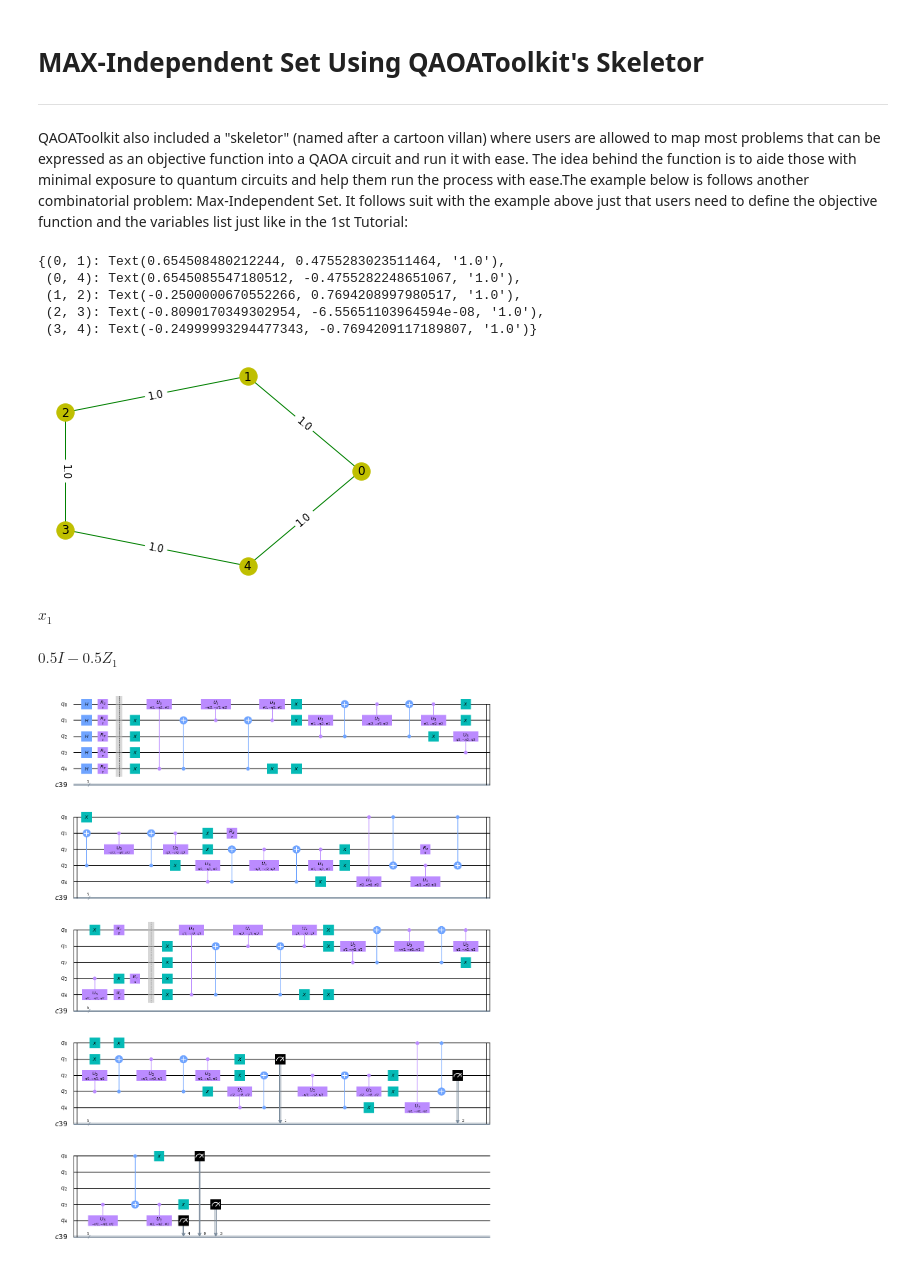
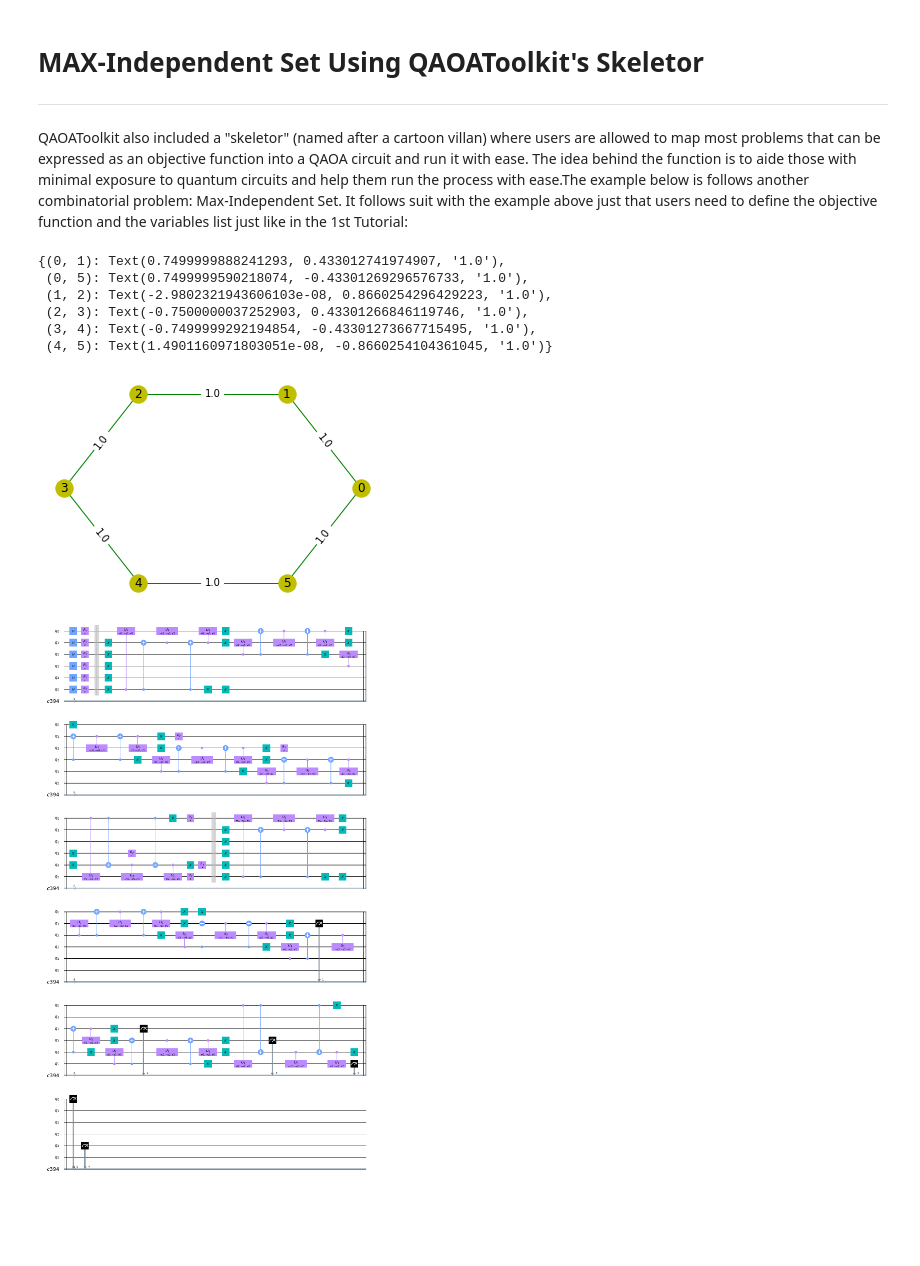
Before and after one commit to nus-comparch/hamiltonian_engine, a Jupyter notebook: Examples/4_PredefinedExamples_MAXCUT.ipynb, the cells around one changed output. Drawn from its saved outputs; the diff is of its cells as text; code cells hidden in the pictures; blank space fills up the shorter version.

Commit message:
added max_independent_set into predefined examples and fixed bug for expanded hamiltonian

```diff
--- a/Examples/4_PredefinedExamples_MAXCUT.ipynb
+++ b/Examples/4_PredefinedExamples_MAXCUT.ipynb
@@ -223,9 +223,9 @@ plot_histogram(res.get_counts(),figsize = (30,20),bar_labels = False)
 ***
 QAOAToolkit also included a "skeletor" (named after a cartoon villan) where users are allowed to map most problems that can be expressed as an objective function into a QAOA circuit and run it with ease. The idea behind the function is to aide those with minimal exposure to quantum circuits and help them run the process with ease.The example below is follows another combinatorial problem: Max-Independent Set. It follows suit with the example above just that users need to define the objective function and the variables list just like in the 1st Tutorial:
 # %%
-n     = 5
+n     = 6
 V     = np.arange(0,n,1)
-E     =[(0,1,1.0),(1,2,1.0),(2,3,1.0), (3,4,1.0), (0,4,1.0)]
+E     =[(0,1,1.0),(1,2,1.0),(2,3,1.0), (3,4,1.0), (5,4,1.0), (5,0,1.0)]
 
 G     = nx.Graph()
 G.add_nodes_from(V)
@@ -238,33 +238,26 @@ labels = nx.get_edge_attributes(G,'weight')
 nx.draw(G,with_labels=True, pos=nx.circular_layout(G), node_color='y', edge_color='g')
 nx.draw_networkx_edge_labels(G,nx.circular_layout(G),edge_labels=labels)
 # %% [output]
-{(0, 1): Text(0.654508480212244, 0.4755283023511464, '1.0'),
- (0, 4): Text(0.6545085547180512, -0.4755282248651067, '1.0'),
- (1, 2): Text(-0.2500000670552266, 0.7694208997980517, '1.0'),
- (2, 3): Text(-0.8090170349302954, -6.55651103964594e-08, '1.0'),
- (3, 4): Text(-0.24999993294477343, -0.7694209117189807, '1.0')}
+{(0, 1): Text(0.7499999888241293, 0.433012741974907, '1.0'),
+ (0, 5): Text(0.7499999590218074, -0.43301269296576733, '1.0'),
+ (1, 2): Text(-2.9802321943606103e-08, 0.8660254296429223, '1.0'),
+ (2, 3): Text(-0.7500000037252903, 0.43301266846119746, '1.0'),
+ (3, 4): Text(-0.7499999292194854, -0.43301273667715495, '1.0'),
+ (4, 5): Text(1.4901160971803051e-08, -0.8660254104361045, '1.0')}
-[figure, old version]
+[figure, new version]
 # %%
-import skeletor as sk
+import  max_ind_set as mx_ind_set
 import numpy as np
 
 obj1 = 'x_1 '
 v1 = ['x_1']
 
-hamiltonian = sk.skeletor(2, obj1, v1, False, graph=G)
-
-hamiltonian.get_objFun()
+hamiltonian = mx_ind_set.max_ind_set(2, G)
-# %% [output]
-$\displaystyle x_{1}$
-# %%
-hamiltonian.get_pHamil()
-# %% [output]
-$\displaystyle 0.5 I - 0.5 Z_{1}$
 # %%
 hyperparams = [np.pi, np.pi, np.pi, np.pi]
-hamiltonian.generate_quantumCircuit(hyperparams=hyperparams)
+hamiltonian.generate_quantumCircuit(G,hyperparams=hyperparams)
 # %% [output]
-[figure, old version]
+[figure, new version]
 # %%
 print(hamiltonian.phse_ham.get_qubitMap(), hamiltonian.circuit.depth())
 opt_param = hamiltonian.run_QAOA(hyperparams,'COBYLA')
```
Also changed, not shown: parts of 3 cells of this notebook, 3 other files.
